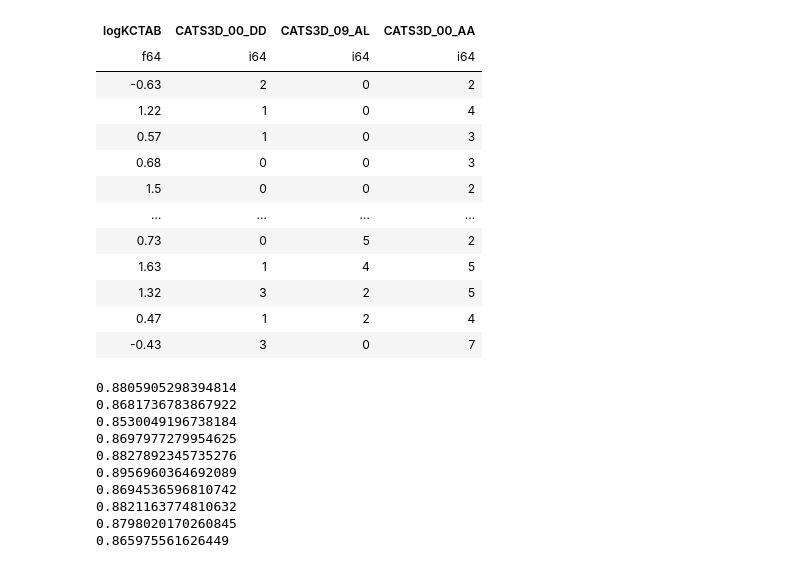
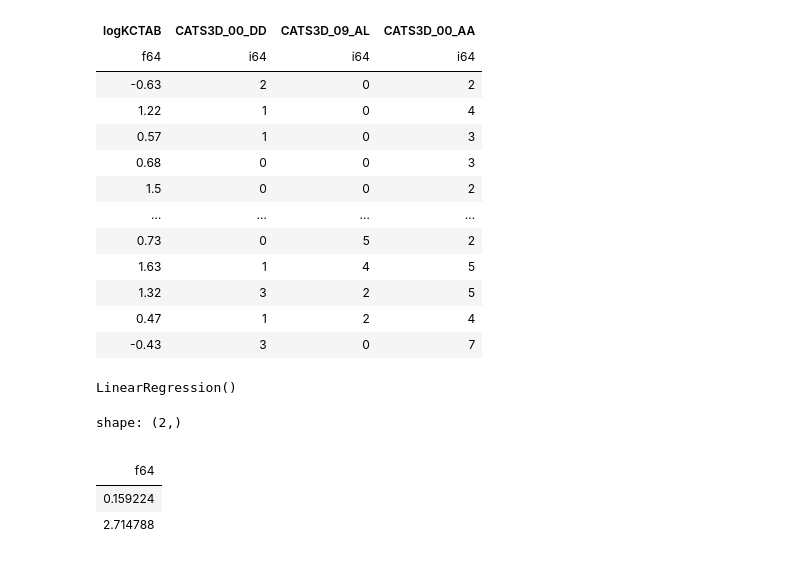
Before and after one commit to Kubabob/uczenie_maszynowe, a Jupyter notebook: 2/zad1.ipynb, the cells around one changed output. Cells and saved outputs as stored; diff of their text form; code cells hidden in the pictures.

```diff
--- a/2/zad1.ipynb
+++ b/2/zad1.ipynb
@@ -183,21 +269,17 @@ shape: (27, 4)
 | 0.47 | 1 | 2 | 4 |
 | -0.43 | 3 | 0 | 7 |
 # %%
-for validation_set in validation_sets:
-    x=descriptors.with_row_index().filter(~pl.col("index").is_in(validation_set)).drop(pl.col("index"))
-    y=Y_obs.with_row_index().filter(~pl.col("index").is_in(validation_set)).drop(pl.col("index"))
-    PCR_model = LinearRegression().fit(
-        X=x,
-        y=y
+LinearRegression().fit(
+            X=X_training.with_row_index().filter(~pl.col("index").is_in(validation_set)).drop(pl.col("index")),
+            y=Y_training.with_row_index().filter(~pl.col("index").is_in(validation_set)).drop(pl.col("index"))
     )
 # %% [output]
-0.8805905298394814
-0.8681736783867922
-0.8530049196738184
-0.8697977279954625
-0.8827892345735276
-0.8956960364692089
-0.8694536596810742
-0.8821163774810632
-0.8798020170260845
-0.865975561626449
+LinearRegression()
+# %%
+pl.Series(prediction[i][0] for i in range(len(prediction)))
+# %% [output]
+shape: (2,)
+|  |
+| f64 |
+| 0.159224 |
+| 2.714788 |
```
Also changed, not shown: parts of 16 cells of this notebook, 8 other files.
